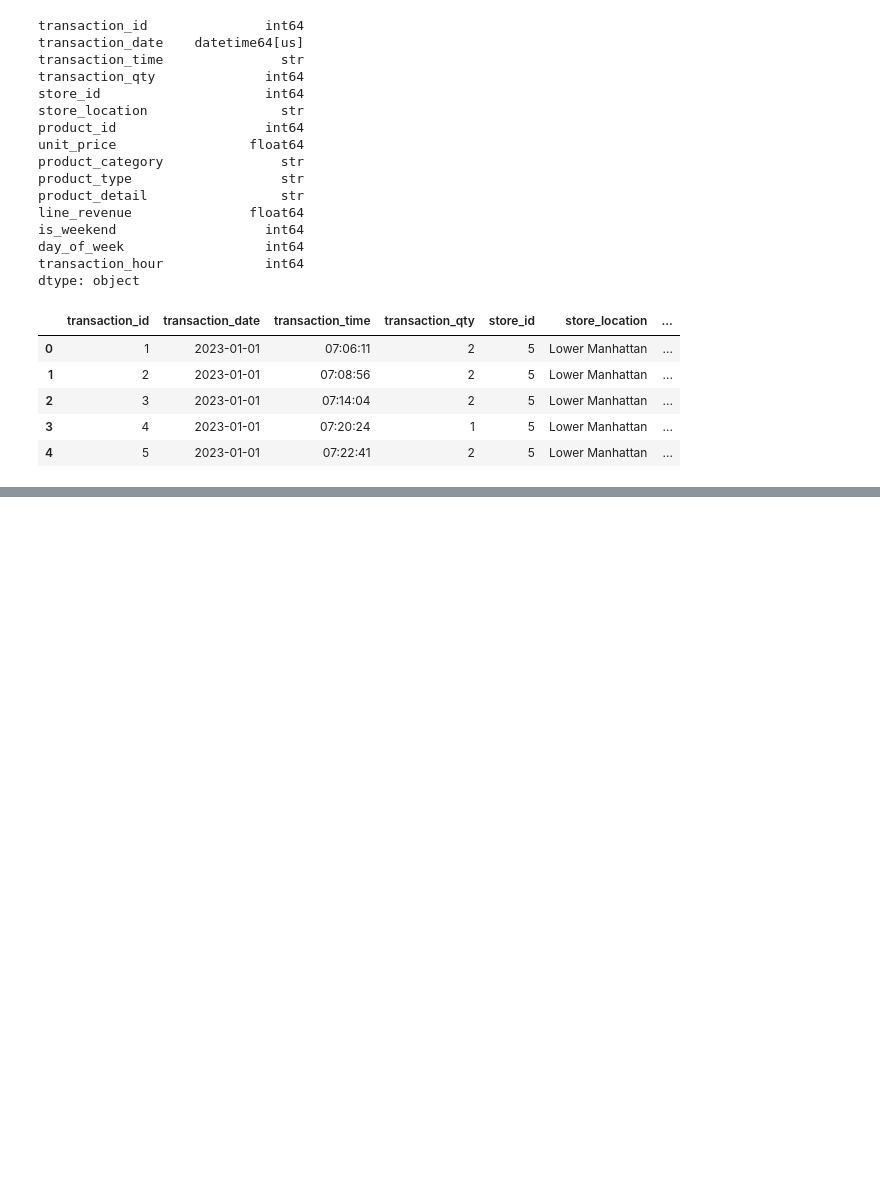
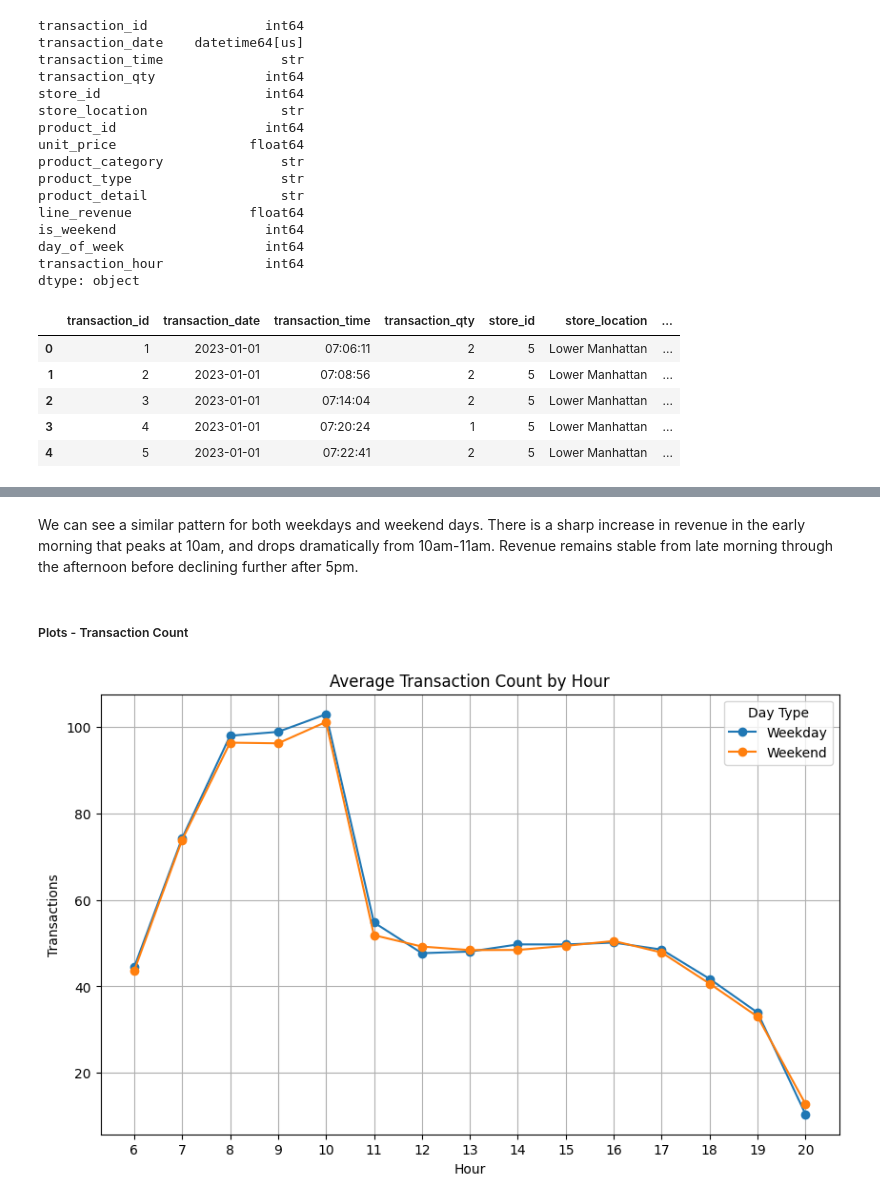
Before and after one commit to davidsaridakis/coffee-shop-analytics, a Jupyter notebook: notebooks/exploratory_analysis.ipynb, the cells around one changed output, grey strips where cells are left out. Cells and saved outputs as stored; diff of their text form; code cells hidden in the pictures; blank space fills up the shorter version.

```diff
--- a/notebooks/exploratory_analysis.ipynb
+++ b/notebooks/exploratory_analysis.ipynb
@@ -81,0 +119,40 @@ Name: line_revenue, Length: 105, dtype: float64
+# %% [markdown]
+We can see a similar pattern for both weekdays and weekend days. There is a sharp increase in revenue in the early morning that peaks at 10am, and drops dramatically from 10am-11am. Revenue remains stable from late morning through the afternoon before declining further after 5pm.
+# %% [markdown]
+##### Plots - Transaction Count
+# %%
+# Aggregate data
+daily_transaction_count = (
+    df.groupby(['transaction_date', 'transaction_hour', 'is_weekend'])['transaction_id']
+    .count()
+)
+# Normalise data for fair comparison
+avg_hourly_transaction_count = (
+    daily_transaction_count.groupby(['transaction_hour', 'is_weekend'])
+    .mean()
+    .unstack()
+    .sort_index()
+)
+
+# Rename columns
+avg_hourly_transaction_count.columns = ['Weekday', 'Weekend']
+
+
+# Plot transaction count by hour for weekdays and weekend
+avg_hourly_transaction_count.plot(
+    kind='line',
+    figsize=(10, 6),
+    marker='o'
+)
+
+plt.title('Average Transaction Count by Hour')
+plt.xlabel('Hour')
+plt.ylabel('Transactions')
+
+plt.xticks(avg_hourly_transaction_count.index)
+plt.grid(True)
+plt.legend(title='Day Type')
+
+plt.show()
+# %% [output]
+[figure, added]
```
Also changed, not shown: parts of 31 cells of this notebook.
